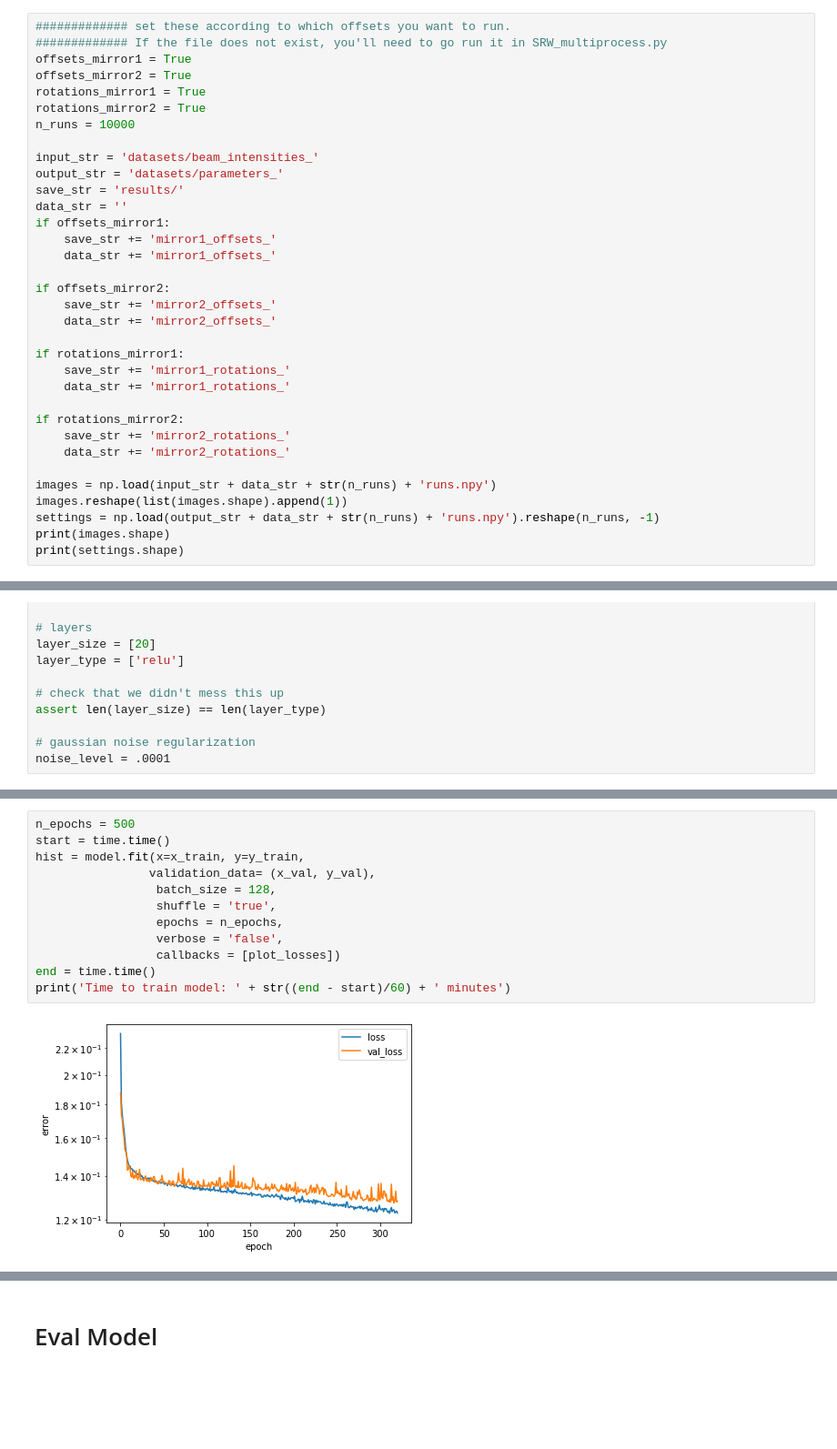
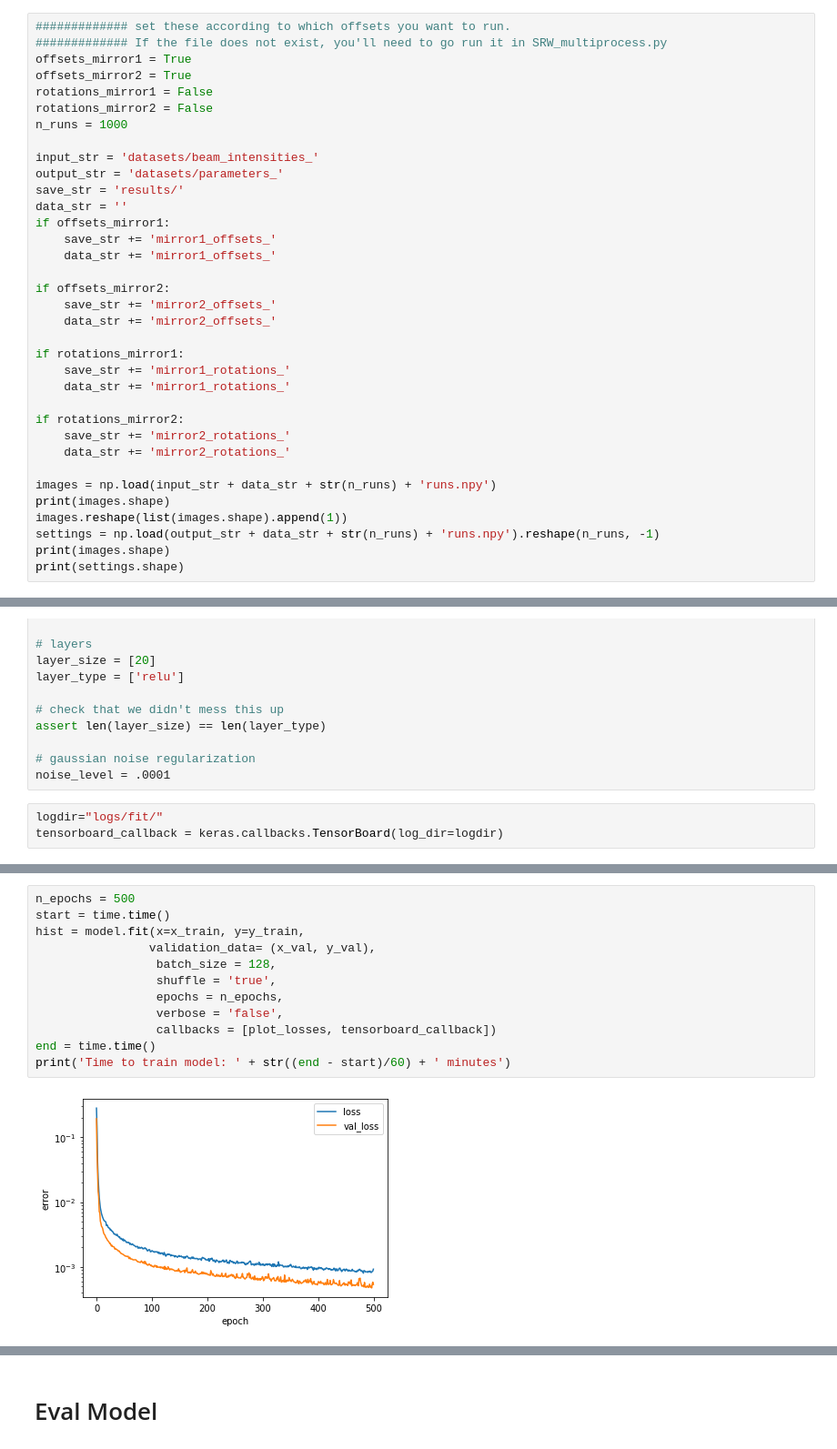
Before and after one commit to radiasoft/rslight, a Jupyter notebook: MachineLearning/SRW/inverse_model.ipynb, the cells around one changed output, grey strips where cells are left out. Shown: that part at 91% size. Saved outputs shown, nothing was run; the diff lists cells and outputs as text; blank space fills up the shorter version.

```diff
--- a/MachineLearning/SRW/inverse_model.ipynb
+++ b/MachineLearning/SRW/inverse_model.ipynb
@@ -26,9 +28,9 @@ import time
 ############# If the file does not exist, you'll need to go run it in SRW_multiprocess.py
 offsets_mirror1 = True
 offsets_mirror2 = True
-rotations_mirror1 = True
-rotations_mirror2 = True
-n_runs = 10000
+rotations_mirror1 = False
+rotations_mirror2 = False
+n_runs = 1000
 
 input_str = 'datasets/beam_intensities_'
 output_str = 'datasets/parameters_'
@@ -51,6 +53,7 @@ if rotations_mirror2:
     data_str += 'mirror2_rotations_'
 
 images = np.load(input_str + data_str + str(n_runs) + 'runs.npy')
+print(images.shape)
 images.reshape(list(images.shape).append(1))
 settings = np.load(output_str + data_str + str(n_runs) + 'runs.npy').reshape(n_runs, -1)
 print(images.shape)
@@ -143,6 +154,9 @@ assert len(layer_size) == len(layer_type)
 
 # gaussian noise regularization
 noise_level = .0001
+# %%
+logdir="logs/fit/"
+tensorboard_callback = keras.callbacks.TensorBoard(log_dir=logdir)
 # %%
 model = Sequential() ## initial feed forward model
 print(x_train.shape)
@@ -189,14 +203,14 @@ _________________________________________________________________
 # %%
 n_epochs = 500
 start = time.time()
 hist = model.fit(x=x_train, y=y_train,
                 validation_data= (x_val, y_val),
                  batch_size = 128,
                  shuffle = 'true',
                  epochs = n_epochs,
                  verbose = 'false',
-                 callbacks = [plot_losses])
+                 callbacks = [plot_losses, tensorboard_callback])
 end = time.time()
 print('Time to train model: ' + str((end - start)/60) + ' minutes')
 # %% [output]
-[figure, old version]
+[figure, new version]
```
Also changed, not shown: parts of 19 cells of this notebook, 37 other files.
